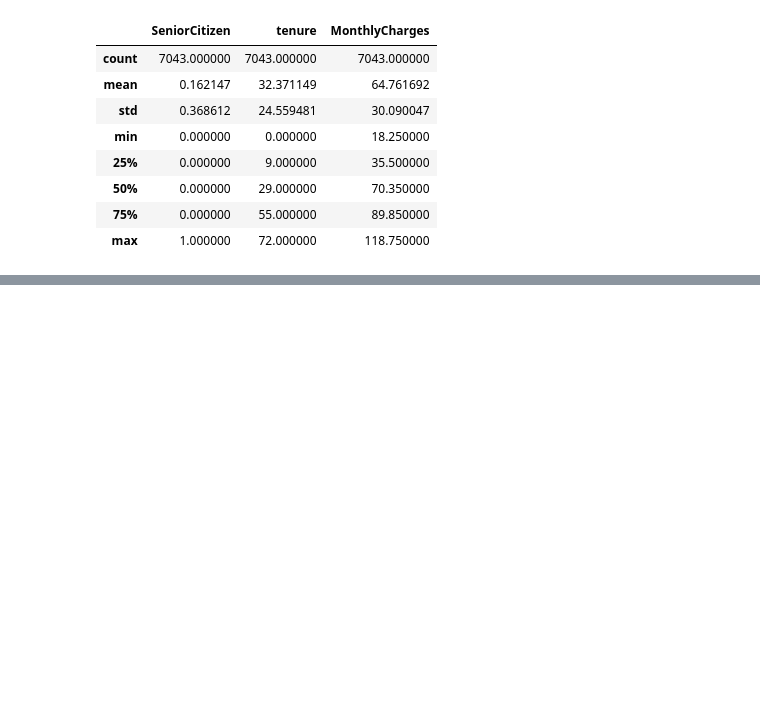
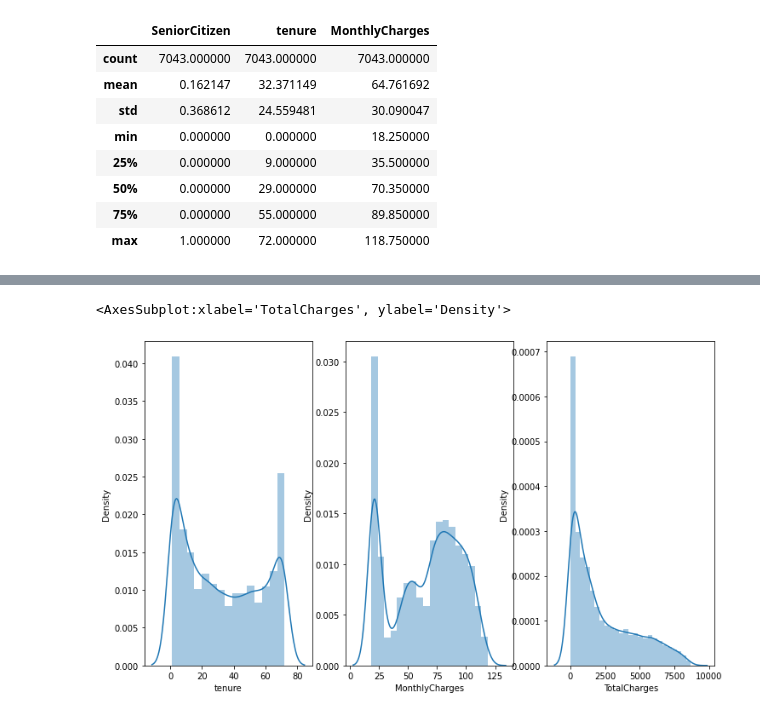
Before and after one commit to alecngai/19_Churn_Prediction, a Jupyter notebook: Analysis.ipynb, the cells around one changed output, grey strips where cells are left out. Saved outputs shown, nothing was run; the diff lists cells and outputs as text; code cells hidden in the pictures; blank space fills up the shorter version.

```diff
--- a/Analysis.ipynb
+++ b/Analysis.ipynb
@@ -39,0 +193,7 @@ df.describe()
+# %%
+churn_numeric = {'Yes':1, 'No':0}
+df.Churn.replace(churn_numeric, inplace=True)
+
+
+for col in uniquecol:
+    print(df[[col,'Churn']].groupby([col]).mean())
@@ -39,0 +226,8 @@ df.describe()
+# %%
+fig, axes = plt.subplots(1,3, figsize=(12, 7))
+sns.distplot(df["tenure"], ax=axes[0])
+sns.distplot(df["MonthlyCharges"], ax=axes[1])
+sns.distplot(df["TotalCharges"], ax=axes[2])
+# %% [output]
+<AxesSubplot:xlabel='TotalCharges', ylabel='Density'>
+[figure, added]
```
Also changed, not shown: parts of 17 cells of this notebook.
